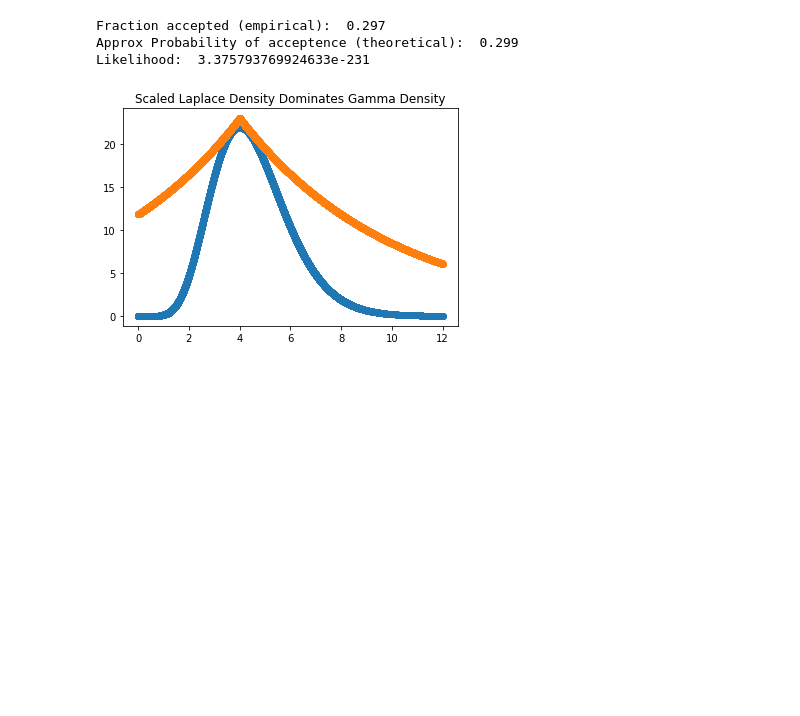
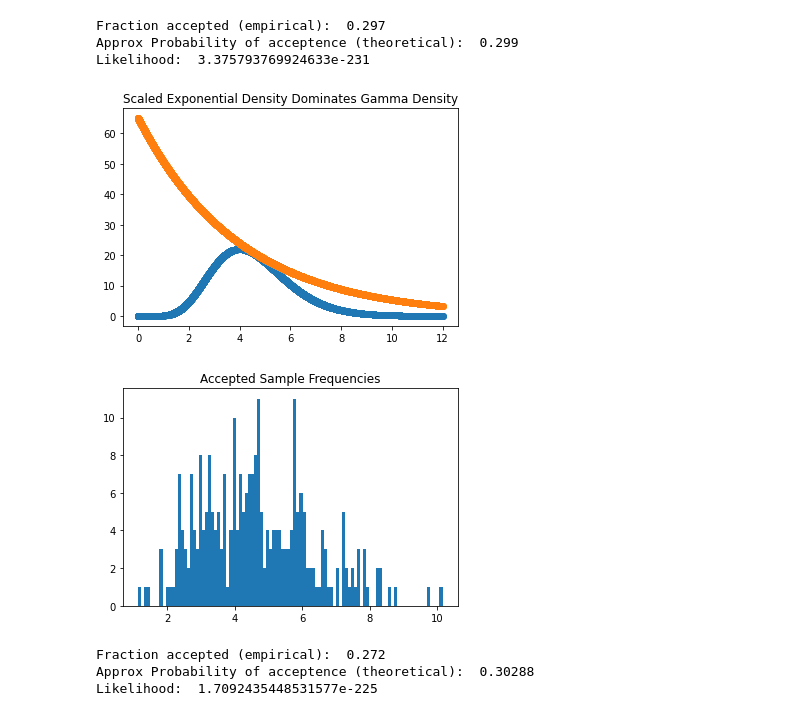
Before and after one commit to arob5/personal-study, a Jupyter notebook: gamma_rejection_sampling.ipynb, the cells around one changed output. Saved outputs shown, nothing was run; the diff lists cells and outputs as text; code cells hidden in the pictures; blank space fills up the shorter version.

Commit message:
Switched laplace to exponential distribution

```diff
--- a/gamma_rejection_sampling.ipynb
+++ b/gamma_rejection_sampling.ipynb
@@ -87,52 +87,64 @@ Fraction accepted (empirical):  0.297
 Approx Probability of acceptence (theoretical):  0.299
 Likelihood:  3.375793769924633e-231
 # %%
-# Accept-Reject with a better proposal distribution: Laplace(4, 6) (aka Double-Exponential)
-# and scaling factor M = 23.
+# Accept-Reject with a marginally better proposal distribution: Exponential(rate = .25)
+# and scaling factor M = 65. This algorithm has a marginally higher acceptance probability,
+# and is also marginally more accurate due to the fact that the support need not be truncated.
 
-# Laplace parameters
-laplace_loc = 4
-laplace_scale = 6
+# Exponential parameters
+exponential_rate = .25
 
 # Scaling factor
-M = 23
+M = 65
 
 # Evaluate unnormalized or normalized Laplace density with the specified parameters; vectorized.
-def laplace(x, normalize = False):
-    f = np.exp(-np.abs(x - laplace_loc) / laplace_scale)
+def exponential(x, normalize = False):
+    f = np.exp(-exponential_rate * x)
 
     if normalize:
-        f = f / (2 * laplace_scale)
+        f = exponential_rate * f
     return f
 
-# Visual display that scaled Laplace density dominates Gamma density.
+# Visual display that scaled Exponential density dominates Gamma density.
 num_x_samples = 10000
 x_vals = np.arange(0, 12, step = 12 / num_x_samples)
 plt.scatter(x = x_vals, y = gamma(x_vals))
-plt.scatter(x = x_vals, y = M * laplace(x_vals))
-plt.title("Scaled Laplace Density Dominates Gamma Density")
+plt.scatter(x = x_vals, y = M * exponential(x_vals))
+plt.title("Scaled Exponential Density Dominates Gamma Density")
 plt.show()
 plt.close()
 
 # Rejection sampling
 accepted_samples = []
 rejected_samples = []
 num_iter = 1000
 
 for i in range(num_iter):
-    x = np.random.laplace(loc = laplace_loc, scale = laplace_scale)
+    x = np.random.exponential(scale = 1 / exponential_rate)
     u = np.random.uniform(0, 1)
-    if u < gamma(x) / (M * laplace(x)):
+    if u < gamma(x) / (M * exponential(x)):
         accepted_samples.append((x, u))
     else:
         rejected_samples.append((x, u))
 
 x_samples = np.array([sample[0] for sample in accepted_samples])
 
 # Plot results
 plt.hist(x_samples, bins = 100)
 plt.title("Accepted Sample Frequencies")
 plt.show()
 plt.close()
+
+# Efficiency results
+print("Fraction accepted (empirical): ", str(len(accepted_samples) / num_iter))
+print("Approx Probability of acceptence (theoretical): ", .30288)
+
+# Accuracy results: likelihood of generated samples given known parameters
+likelihood = np.prod(gamma(x_samples, normalize = True))
+print("Likelihood: ", likelihood)
 # %% [output]
-[figure, old version]
+[figure, new version]
+[figure, added]
+Fraction accepted (empirical):  0.272
+Approx Probability of acceptence (theoretical):  0.30288
+Likelihood:  1.7092435448531577e-225
```
